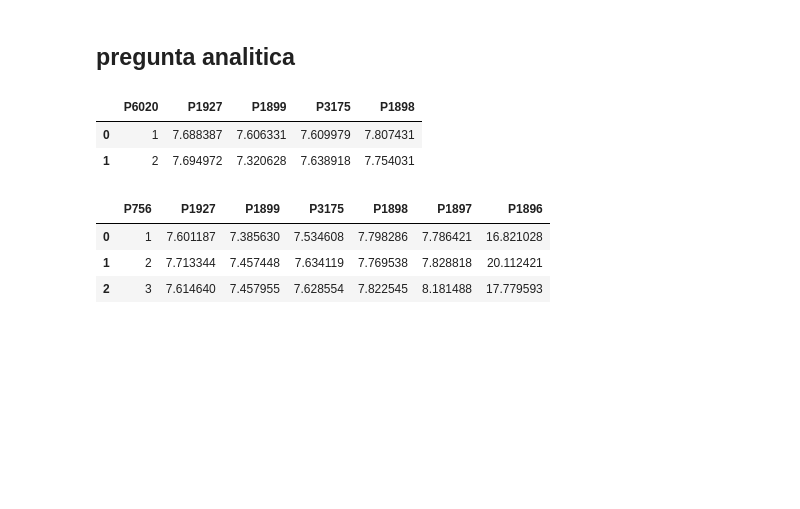
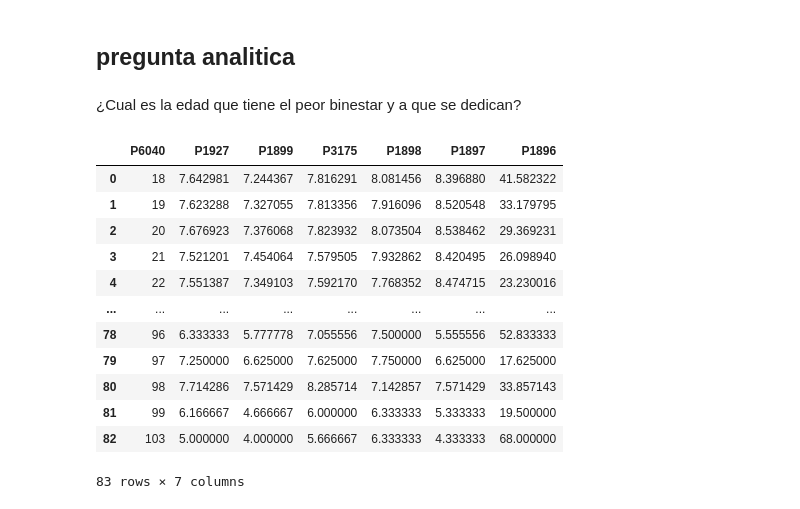
Before and after one commit to Sebast68h/PROYECTO-1-DATA, a Jupyter notebook: Proyecto1.ipynb, the cells around one changed output. Saved outputs shown, nothing was run; the diff lists cells and outputs as text; code cells hidden in the pictures; blank space fills up the shorter version.

Commit message:
separacion de algunos datos

```diff
--- a/Proyecto1.ipynb
+++ b/Proyecto1.ipynb
@@ -2,6 +2,6 @@
 import pandas as pd
 import os
 # %%
-df = pd.read_csv("Características y composición del hogar.csv", sep= ";")
+df = pd.read_csv("Data/Raw/Características y composición del hogar.csv", sep= ";")
 df
 # %% [output]
@@ -28,7 +40,7 @@ datos_limpios
 | 235322 | 8489507 | 2 | 1 | 2 | 8,62584727 | 2 | 3 | 2 | 1 | ... |
 38779 rows × 78 columns
 # %%
-datos_limpios = datos_limpios.drop(columns=["P3510S1","P3510S1A1","P3510S1A2","P3510S1A3",""])
+datos_limpios = datos_limpios.drop(columns=["P3510S1","P3510S1A1","P3510S1A2","P3510S1A3"])
 datos_limpios
 # %% [output]
 |  | DIRECTORIO | SECUENCIA_ENCUESTA | SECUENCIA_P | ORDEN | FEX_C | P6016 | P1894 | P6020 | P6034 | ... |
@@ -86,18 +96,22 @@ NameError: name 'datos_limpios' is not defined
 # Bienestar y caracteristicas de la poblacion
 # %% [markdown]
 ## pregunta analitica
+# %% [markdown]
+¿Cual es la edad que tiene el peor binestar y a que se dedican?
 # %%
-grupo = datos_limpios.groupby("P6020")[["P1927","P1899","P3175","P1898","P1897","P1896"]].mean().reset_index()
+grupo = datos_limpios.groupby("P6040")[["P1927","P1899","P3175","P1898","P1897","P1896"]].mean().reset_index()
 grupo
 # %% [output]
-|  | P6020 | P1927 | P1899 | P3175 | P1898 |
-| 0 | 1 | 7.688387 | 7.606331 | 7.609979 | 7.807431 |
-| 1 | 2 | 7.694972 | 7.320628 | 7.638918 | 7.754031 |
+|  | P6040 | P1927 | P1899 | P3175 | P1898 | P1897 | P1896 |
+| 0 | 18 | 7.642981 | 7.244367 | 7.816291 | 8.081456 | 8.396880 | 41.582322 |
+| 1 | 19 | 7.623288 | 7.327055 | 7.813356 | 7.916096 | 8.520548 | 33.179795 |
+| 2 | 20 | 7.676923 | 7.376068 | 7.823932 | 8.073504 | 8.538462 | 29.369231 |
+| 3 | 21 | 7.521201 | 7.454064 | 7.579505 | 7.932862 | 8.420495 | 26.098940 |
+| 4 | 22 | 7.551387 | 7.349103 | 7.592170 | 7.768352 | 8.474715 | 23.230016 |
+| ... | ... | ... | ... | ... | ... | ... | ... |
+| 78 | 96 | 6.333333 | 5.777778 | 7.055556 | 7.500000 | 5.555556 | 52.833333 |
+| 79 | 97 | 7.250000 | 6.625000 | 7.625000 | 7.750000 | 6.625000 | 17.625000 |
+| 80 | 98 | 7.714286 | 7.571429 | 8.285714 | 7.142857 | 7.571429 | 33.857143 |
+| 81 | 99 | 6.166667 | 4.666667 | 6.000000 | 6.333333 | 5.333333 | 19.500000 |
+| 82 | 103 | 5.000000 | 4.000000 | 5.666667 | 6.333333 | 4.333333 | 68.000000 |
+83 rows × 7 columns
-# %%
-grupo1 = datos_limpios.groupby("P756")[["P1927","P1899","P3175","P1898","P1897","P1896"]].mean().reset_index()
-grupo1
-# %% [output]
-|  | P756 | P1927 | P1899 | P3175 | P1898 | P1897 | P1896 |
-| 0 | 1 | 7.601187 | 7.385630 | 7.534608 | 7.798286 | 7.786421 | 16.821028 |
-| 1 | 2 | 7.713344 | 7.457448 | 7.634119 | 7.769538 | 7.828818 | 20.112421 |
-| 2 | 3 | 7.614640 | 7.457955 | 7.628554 | 7.822545 | 8.181488 | 17.779593 |
```
Also changed, not shown: parts of 3 cells of this notebook.
